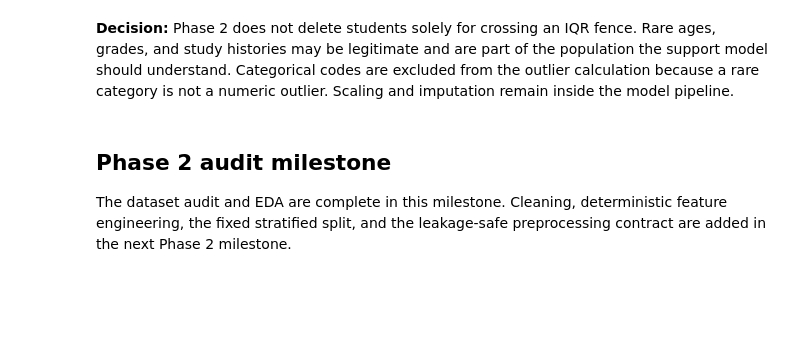
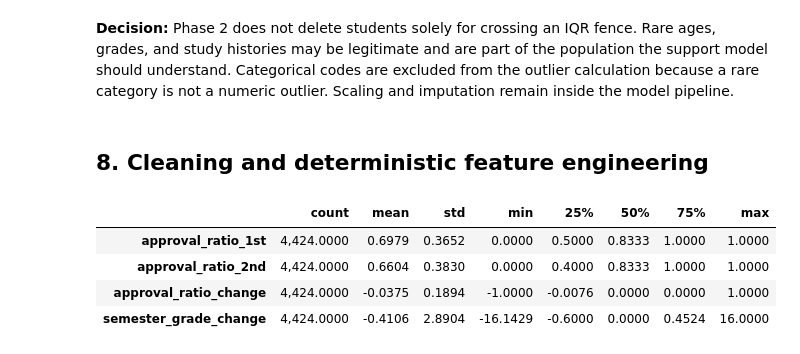
Before and after one commit to Shruhath/23CSE301-ML-Capstone, a Jupyter notebook: notebooks/classification.ipynb, the cells around one changed output. Drawn from its saved outputs; the diff is of its cells as text; code cells hidden in the pictures; blank space fills up the shorter version.

```diff
--- a/notebooks/classification.ipynb
+++ b/notebooks/classification.ipynb
@@ -275,7 +275,55 @@ display(student_outlier_audit.sort_values("flagged_share_pct", ascending=False))
 | GDP | -6.9350 | 7.0250 | 0 | 0.0000 | -4.0600 | 3.5100 |
 # %% [markdown]
 **Decision:** Phase 2 does not delete students solely for crossing an IQR fence. Rare ages, grades, and study histories may be legitimate and are part of the population the support model should understand. Categorical codes are excluded from the outlier calculation because a rare category is not a numeric outlier. Scaling and imputation remain inside the model pipeline.
-# %% [markdown]
-## Phase 2 audit milestone
-
-The dataset audit and EDA are complete in this milestone. Cleaning, deterministic feature engineering, the fixed stratified split, and the leakage-safe preprocessing contract are added in the next Phase 2 milestone.
+# %% [markdown]
+## 8. Cleaning and deterministic feature engineering
+# %%
+clean = raw.drop_duplicates().reset_index(drop=True).copy()
+assert len(clean) == len(raw)
+assert clean.isna().sum().sum() == 0
+
+def safe_ratio(numerator: pd.Series, denominator: pd.Series) -> pd.Series:
+    return pd.Series(
+        np.divide(
+            numerator,
+            denominator,
+            out=np.zeros(len(numerator), dtype=float),
+            where=denominator.to_numpy() != 0,
+        ),
+        index=numerator.index,
+    )
+
+def add_student_features(frame: pd.DataFrame) -> pd.DataFrame:
+    # Row-wise academic progress features available after semester two.
+    engineered = frame.copy()
+    engineered["approval_ratio_1st"] = safe_ratio(
+        engineered["Curricular units 1st sem (approved)"],
+        engineered["Curricular units 1st sem (enrolled)"],
+    )
+    engineered["approval_ratio_2nd"] = safe_ratio(
+        engineered["Curricular units 2nd sem (approved)"],
+        engineered["Curricular units 2nd sem (enrolled)"],
+    )
+    engineered["approval_ratio_change"] = (
+        engineered["approval_ratio_2nd"] - engineered["approval_ratio_1st"]
+    )
+    engineered["semester_grade_change"] = (
+        engineered["Curricular units 2nd sem (grade)"]
+        - engineered["Curricular units 1st sem (grade)"]
+    )
+    return engineered
+
+model_data = add_student_features(clean)
+ENGINEERED_FEATURES = [
+    "approval_ratio_1st",
+    "approval_ratio_2nd",
+    "approval_ratio_change",
+    "semester_grade_change",
+]
+display(model_data[ENGINEERED_FEATURES].describe().T)
+# %% [output]
+|  | count | mean | std | min | 25% | 50% | 75% | max |
+| approval_ratio_1st | 4,424.0000 | 0.6979 | 0.3652 | 0.0000 | 0.5000 | 0.8333 | 1.0000 | 1.0000 |
+| approval_ratio_2nd | 4,424.0000 | 0.6604 | 0.3830 | 0.0000 | 0.4000 | 0.8333 | 1.0000 | 1.0000 |
+| approval_ratio_change | 4,424.0000 | -0.0375 | 0.1894 | -1.0000 | -0.0076 | 0.0000 | 0.0000 | 1.0000 |
+| semester_grade_change | 4,424.0000 | -0.4106 | 2.8904 | -16.1429 | -0.6000 | 0.0000 | 0.4524 | 16.0000 |
```
Also changed, not shown: parts of 10 cells of this notebook, 1 other file.
